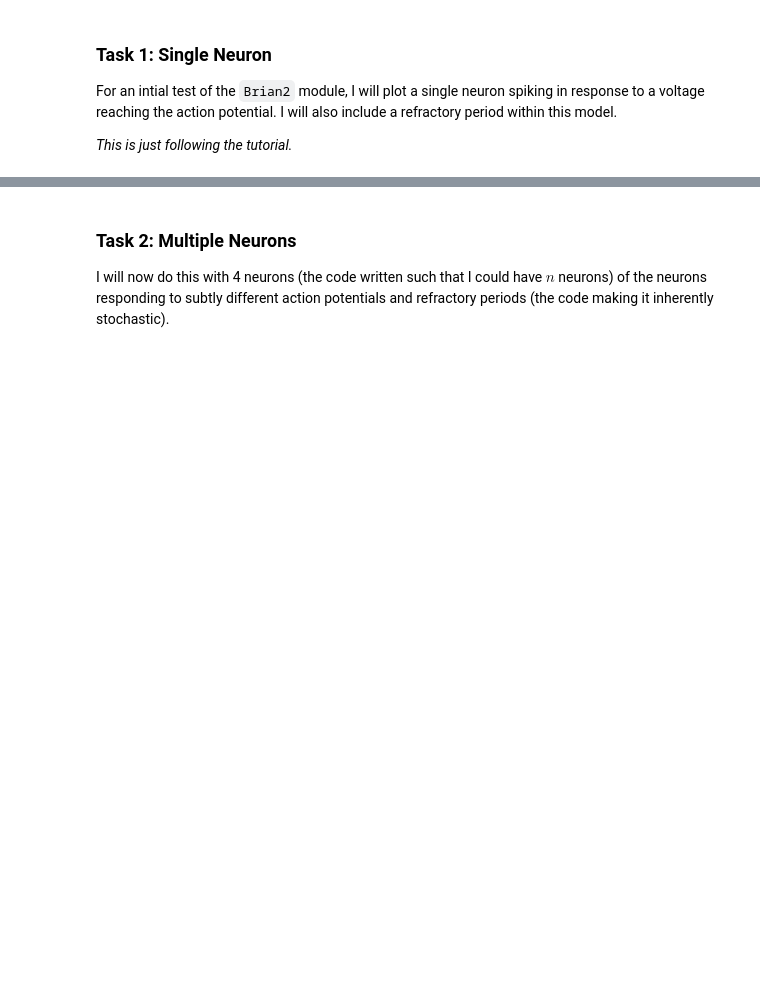
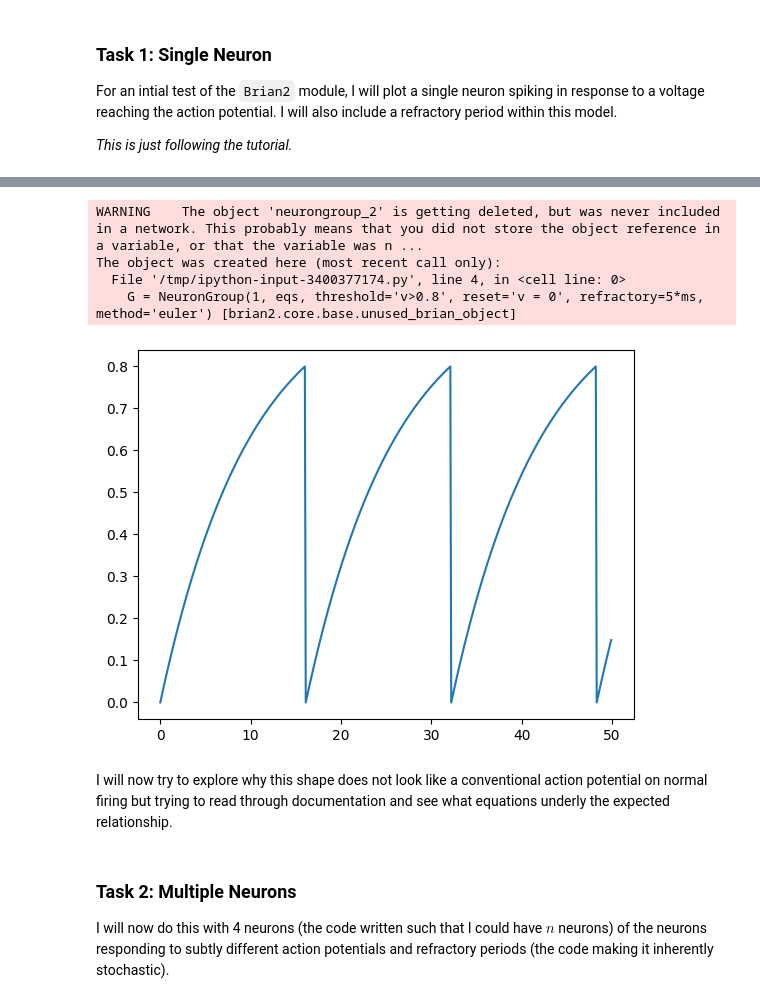
Before and after one commit to SchmetterlingIII/seizure-modelling, a Jupyter notebook: heterogeneity_and_brian2.ipynb, the cells around one changed output, grey strips where cells are left out. Drawn from its saved outputs; the diff is of its cells as text; code cells hidden in the pictures; blank space fills up the shorter version.

Commit message:
action potential

```diff
--- a/heterogeneity_and_brian2.ipynb
+++ b/heterogeneity_and_brian2.ipynb
@@ -74,3 +74,23 @@ ylabel('v');
+# %%
+# Monitoring the timings of spikes can be part of the inputs to the graphical network
+start_scope()
+
+G = NeuronGroup(1, eqs, threshold='v>0.8', reset='v = 0', refractory=5*ms, method='euler')
+statemon = StateMonitor(G, 'v', record=0)
+spikemon = SpikeMonitor(G)
+run(50*ms)
+
+plot(statemon.t/ms, statemon.v[0]) # voltage against time
+xlabel = ("Time (ms)")
+ylabel = ("Voltage (V)")
+# %% [output]
+WARNING    The object 'neurongroup_2' is getting deleted, but was never included in a network. This probably means that you did not store the object reference in a variable, or that the variable was n ...
+The object was created here (most recent call only):
+  File '/tmp/ipython-input-3400377174.py', line 4, in <cell line: 0>
+    G = NeuronGroup(1, eqs, threshold='v>0.8', reset='v = 0', refractory=5*ms, method='euler') [brian2.core.base.unused_brian_object]
+[figure, added]
+# %% [markdown]
+I will now try to explore why this shape does not look like a conventional action potential on normal firing but trying to read through documentation and see what equations underly the expected relationship.
 # %% [markdown]
 ### Task 2: Multiple Neurons
 I will now do this with 4 neurons (the code written such that I could have $n$ neurons) of the neurons responding to subtly different action potentials and refractory periods (the code making it inherently stochastic).
```
Also changed, not shown: parts of 1 cell of this notebook.
